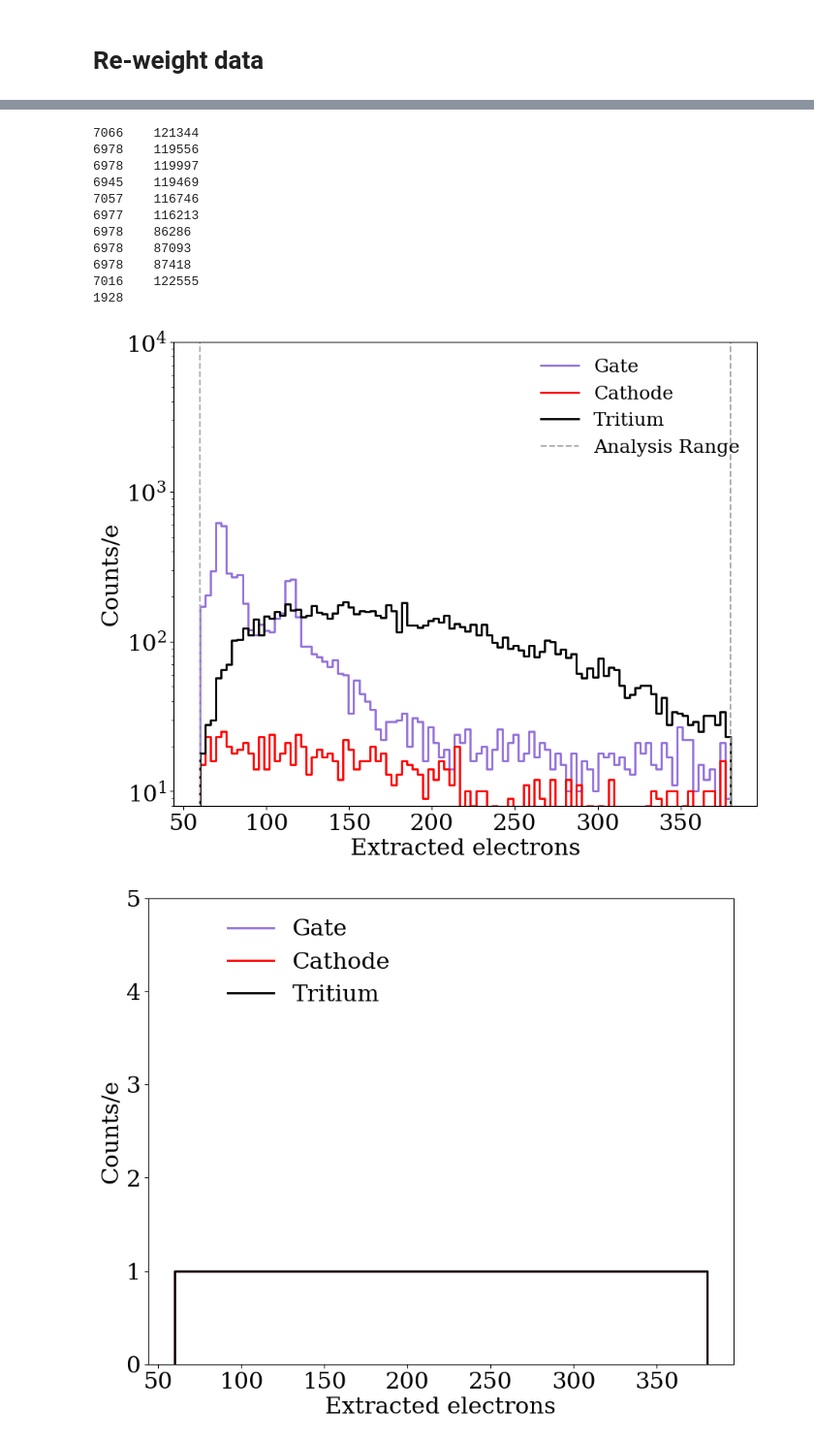
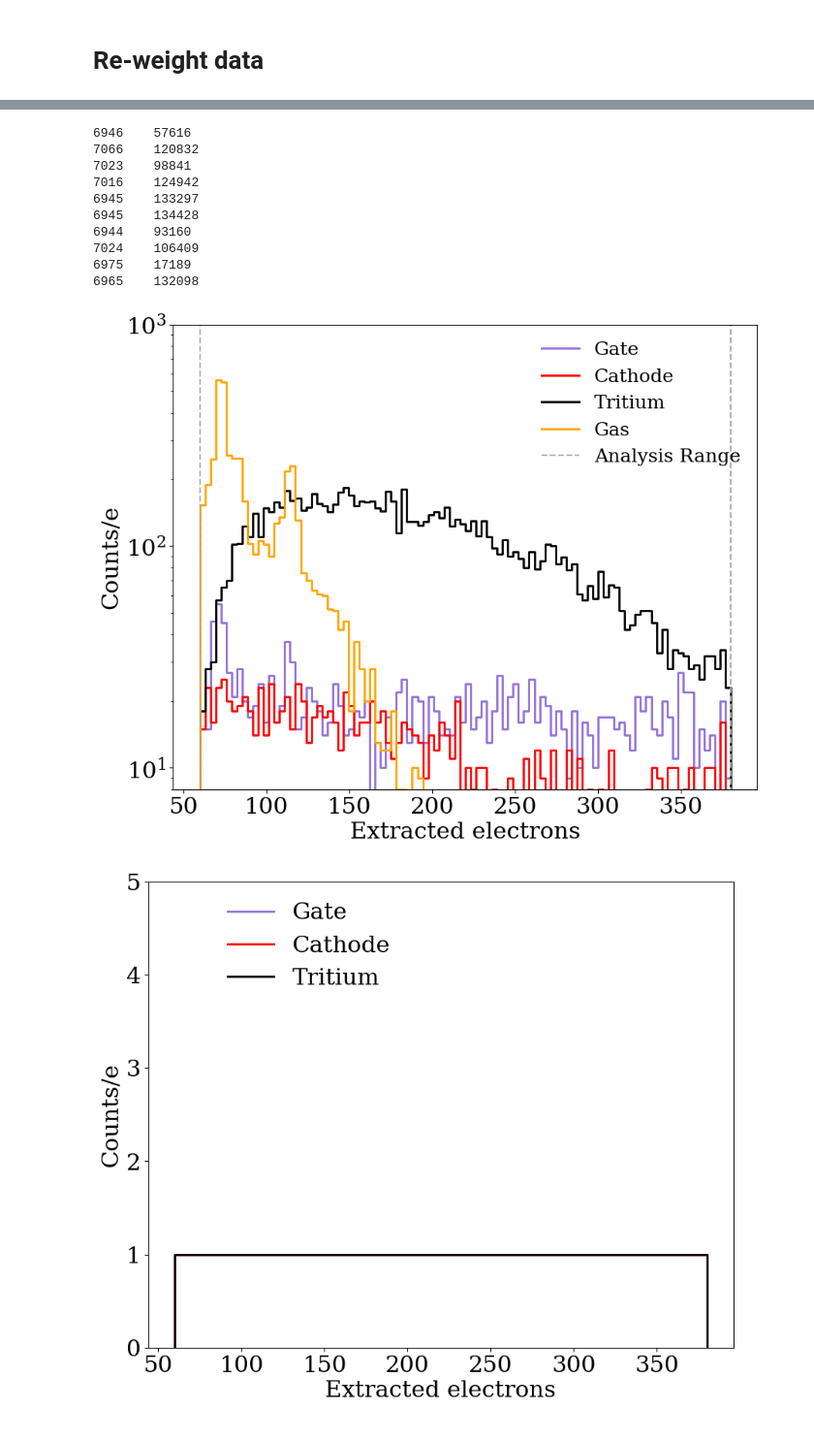
Before and after one commit to lizziewitt/MSci_Project, a Jupyter notebook: 02_machine_learning_testing.ipynb, the cells around one changed output, grey strips where cells are left out. Shown at 97% size. Cells and saved outputs as stored; diff of their text form; code cells hidden in the pictures.

```diff
--- a/02_machine_learning_testing.ipynb
+++ b/02_machine_learning_testing.ipynb
@@ -39,11 +40,11 @@ SE_size = 47.07
 # %%
 df1 = pd.read_csv('tritium_ML_data.csv')
 df2 = pd.read_csv('bg_sr1_vetoes.csv')
+df3 = pd.read_csv('bg_sr1_vetoes_gassplit.csv')
 
-df = pd.concat([df1,df2], ignore_index=True)
+df = pd.concat([df1,df3], ignore_index=True)
 df = df.drop('Unnamed: 0', axis = 1)
 df.head()
-#df.type[0]
 # %% [output]
 |  | runID | eventID | area | max_pulse_height | ext_elec | x | y | r | S2_width | label | ... |
 | 0 | 8155 | 22203 | 6436.112305 | 2.266133 | 136.734912 | -45.228909 | -22.735205 | 50.621573 | 6930.0 | 2 | ... |
@@ -87,54 +94,60 @@ plt.show()
 # %%
 # implementing thresholds
 thresh_cut = (60 < df.ext_elec) & (df.ext_elec < 380)
-df_cut = df[thresh_cut].reset_index().drop('index', axis = 1)
+df_cut_gas = df[thresh_cut].reset_index().drop('index', axis = 1)
 # %%
 # handscanning the weird cathode data bumps
-S2_gate_cut = (65 < df.ext_elec) & (df.ext_elec < 80)
+S2_gate_cut = (100 < df.ext_elec) & (df.ext_elec < 140)
 for ii in range(1,11):
     print('%s\t%s'%(df.runID[S2_gate_cut&gate_cut].to_numpy()[ii], df.eventID[S2_gate_cut&gate_cut].to_numpy()[ii]))
 # %% [output]
-7066    121344
-6978    119556
-6978    119997
-6945    119469
-7057    116746
-6977    116213
-6978    86286
-6978    87093
-6978    87418
-7016    122555
-1928
+6946    57616
+7066    120832
+7023    98841
+7016    124942
+6945    133297
+6945    134428
+6944    93160
+7024    106409
+6975    17189
+6965    132098
 # %%
 # histogram with threshold data
 electron_axis2 = hist.axis.Regular(100,60,380,name="electrons",
                            label="Extracted electrons",flow=False)
 
 gate_hist2 = Hist(electron_axis2)
-gate_cut2 = df_cut.type == "gate"
-gate_hist2.fill(df_cut.ext_elec[gate_cut2])
+gate_cut2 = df_cut_gas.type == "gate"
+gate_hist2.fill(df_cut_gas.ext_elec[gate_cut2])
 
 cath_hist2 = Hist(electron_axis2)
-cath_cut2 = df_cut.type == "cathode"
-cath_hist2.fill(df_cut.ext_elec[cath_cut2])
+cath_cut2 = df_cut_gas.type == "cathode"
+cath_hist2.fill(df_cut_gas.ext_elec[cath_cut2])
 
 trit_hist2 = Hist(electron_axis2)
-trit_cut2 = df_cut.type == "tritium"
-trit_hist2.fill(df_cut.ext_elec[trit_cut2])
+trit_cut2 = df_cut_gas.type == "tritium"
+trit_hist2.fill(df_cut_gas.ext_elec[trit_cut2])
+
+gas_hist2 = Hist(electron_axis2)
+gas_cut2 = df_cut_gas.type == "gas"
+gas_hist2.fill(df_cut_gas.ext_elec[gas_cut2])
+
 
 fig, ax = plt.subplots(figsize=(10, 8))
 gate_hist2.plot(color='mediumpurple',ls='-',lw=2,yerr=False,label='Gate',ax=ax)
 cath_hist2.plot(color='red',ls='-',lw=2,yerr=False,label='Cathode',ax=ax)
 trit_hist2.plot(color='black',ls='-',lw=2,yerr=False,label='Tritium',ax=ax)
+gas_hist2.plot(color='orange',ls='-',lw=2,yerr=False,label='Gas',ax=ax)
+
 
 plt.plot(np.full(5,60), np.logspace(0, 4, 5), linestyle = '--', color = 'darkgrey', label = 'Analysis Range')
 plt.plot(np.full(5,380), np.logspace(0, 4, 5), linestyle = '--', color = 'darkgrey')
 
 
-ax.set(xlabel='Extracted electrons',ylabel='Counts/e',yscale='log',ylim=[8,10000])
+ax.set(xlabel='Extracted electrons',ylabel='Counts/e',yscale='log',ylim=[8,1000])
 ax.legend(bbox_to_anchor=(1,1),loc='upper right',frameon=False, fontsize = 18)
 
 plt.show()
 # %% [output]
-[figure, old version]
+[figure, new version]
 # %%
```
Also changed, not shown: parts of 34 cells of this notebook.
